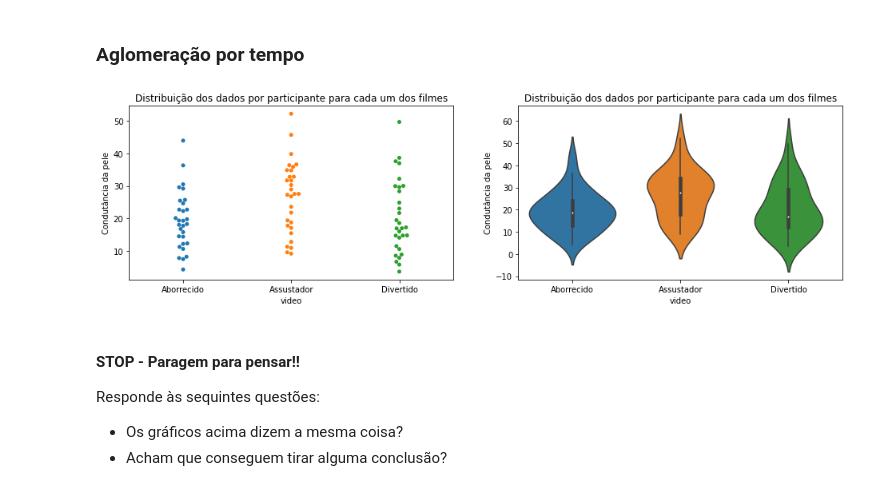
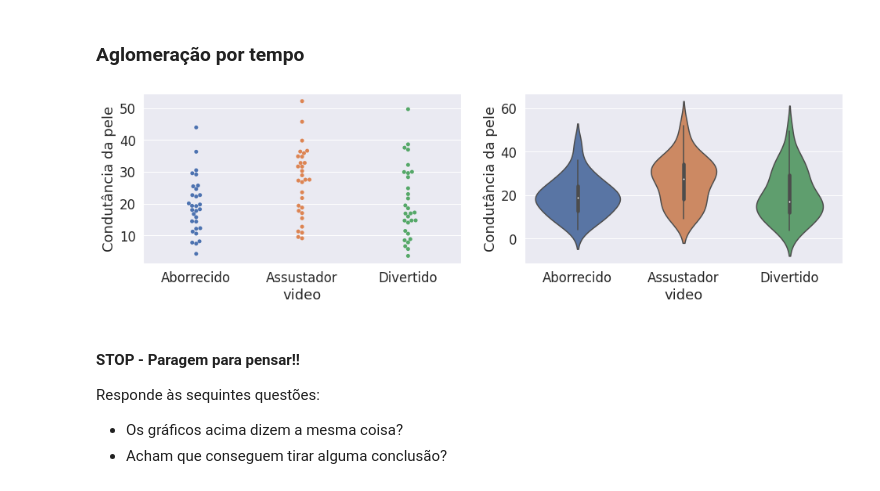
Before and after one commit to CIBIT-UC/clube-ciencia-viva, a Jupyter notebook: tutorials/SAG-sessao10-group3.ipynb, the cells around one changed output. Cells and saved outputs as stored; diff of their text form; code cells hidden in the pictures.

```diff
--- a/tutorials/SAG-sessao10-group3.ipynb
+++ b/tutorials/SAG-sessao10-group3.ipynb
@@ -89,6 +89,7 @@ id_videos = pd.unique(df["video"])
 id_subjects = pd.unique(df["subject"])
 colors = ["#074F71", "#DAAA00", "#CB4015"]
 
+sns.set(font_scale=1.5)
 
 def plot_subject_data(participante):
     fig, axs = plt.subplots(2, 1, figsize=(16, 12))
@@ -108,6 +109,7 @@ def plot_subject_data(participante):
     #axs[1].set_ylabel("Contagem")
     axs[0].set_ylabel("Condutância da pele")
     axs[1].set_xlabel("Condutância da pele")
+    axs[1].set_ylabel("Contagem")
 
 
 interact(plot_subject_data, participante=id_subjects);
@@ -200,18 +204,18 @@ Responde às sequintes questões:
 # %%
 #@title
 
 fig, axs = plt.subplots(1, 2, figsize=(16, 4))
 
 mean_per_movie_and_subject = df.groupby(by=["video", "subject"]).mean().reset_index()
 
 sns.swarmplot(x="video", y="gsr", data=mean_per_movie_and_subject, ax=axs[0])
-_ = axs[0].set_title("Distribuição dos dados por participante para cada um dos filmes")
+#_ = axs[0].set_title("Distribuição dos dados por participante para cada um dos filmes")
 _ = axs[0].set_ylabel("Condutância da pele")
 sns.violinplot(x="video", y="gsr", data=mean_per_movie_and_subject, ax=axs[1])
-_ = axs[1].set_title("Distribuição dos dados por participante para cada um dos filmes")
+#_ = axs[1].set_title("Distribuição dos dados por participante para cada um dos filmes")
 _ = axs[1].set_ylabel("Condutância da pele")
 # %% [output]
-[figure, old version]
+[figure, new version]
 # %% [markdown]
 #### STOP - Paragem para pensar!!
 Responde às sequintes questões:
```
Also changed, not shown: parts of 4 cells of this notebook, 3 other files.
